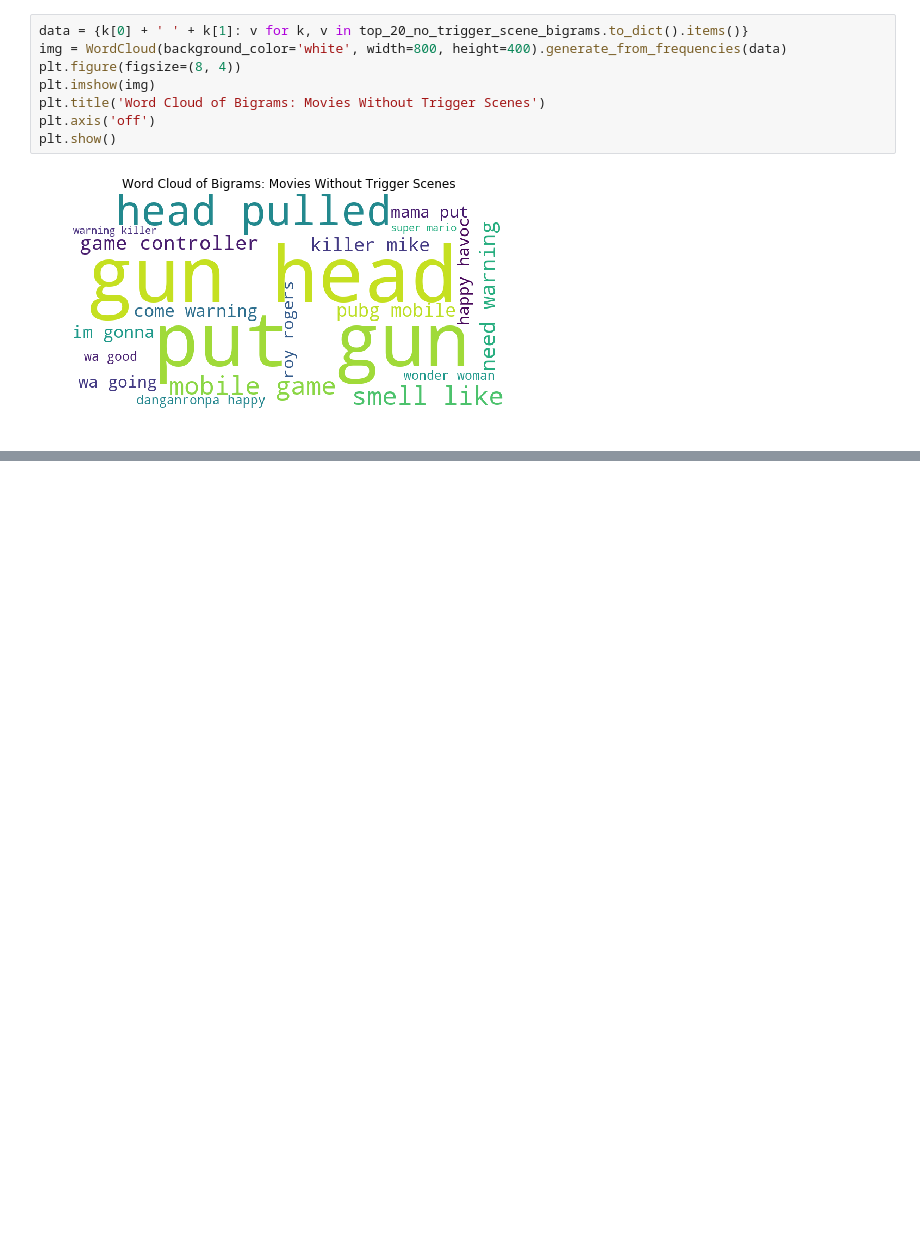
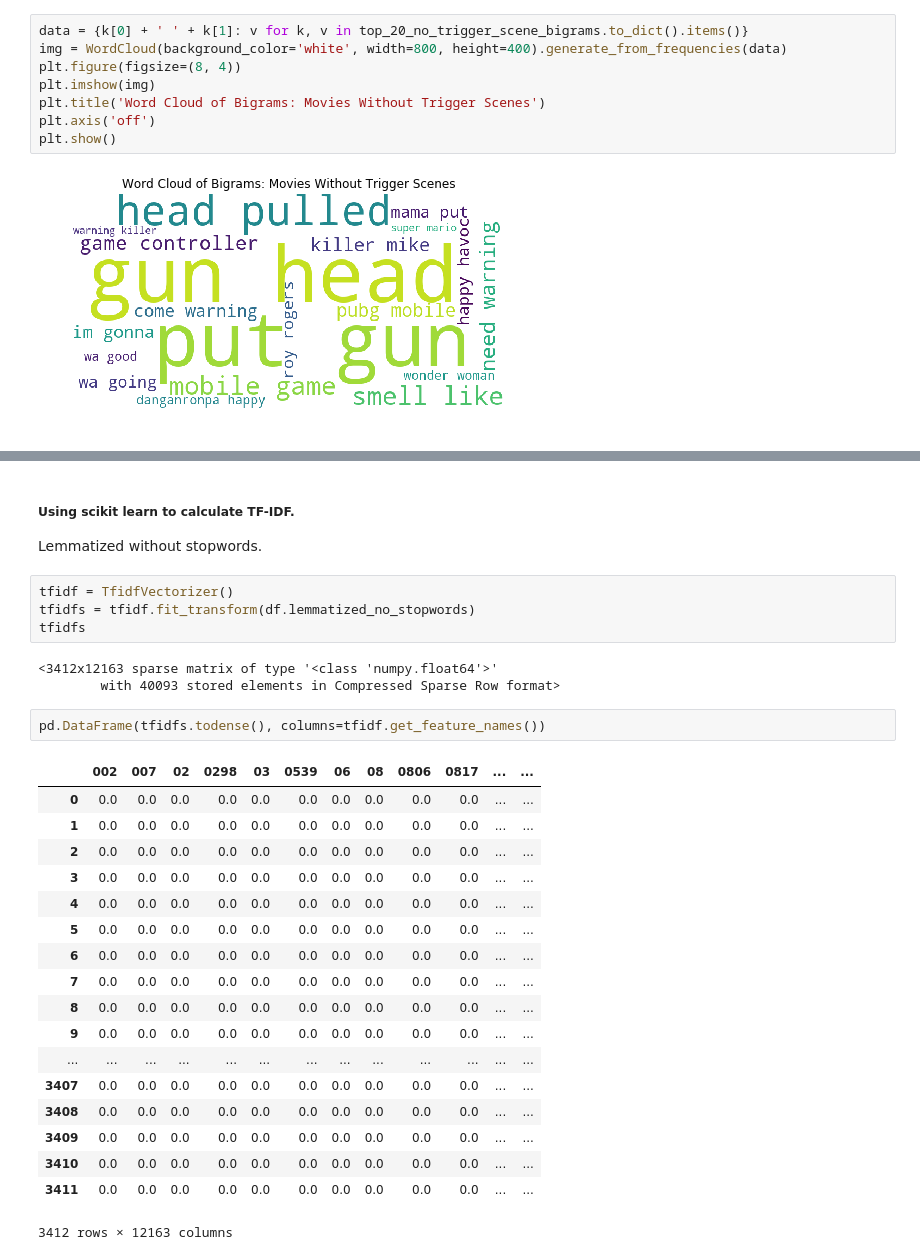
Before and after one commit to matthewzapata/twitter-trigger-warnings, a Jupyter notebook: trigger_warnings.ipynb, the cells around one changed output, grey strips where cells are left out. Cells and saved outputs as stored; diff of their text form; blank space fills up the shorter version.

Commit message:
Begin TFIDF calculations. Consider adding in sentiment analysis.

```diff
--- a/trigger_warnings.ipynb
+++ b/trigger_warnings.ipynb
@@ -654,0 +722,31 @@ plt.show()
+# %% [markdown]
+##### Using scikit learn to calculate TF-IDF.
+Lemmatized without stopwords.
+# %%
+tfidf = TfidfVectorizer()
+tfidfs = tfidf.fit_transform(df.lemmatized_no_stopwords)
+tfidfs
+# %% [output]
+<3412x12163 sparse matrix of type '<class 'numpy.float64'>'
+        with 40093 stored elements in Compressed Sparse Row format>
+# %%
+pd.DataFrame(tfidfs.todense(), columns=tfidf.get_feature_names())
+# %% [output]
+|  | 002 | 007 | 02 | 0298 | 03 | 0539 | 06 | 08 | 0806 | 0817 | ... | ... |
+| 0 | 0.0 | 0.0 | 0.0 | 0.0 | 0.0 | 0.0 | 0.0 | 0.0 | 0.0 | 0.0 | ... | ... |
+| 1 | 0.0 | 0.0 | 0.0 | 0.0 | 0.0 | 0.0 | 0.0 | 0.0 | 0.0 | 0.0 | ... | ... |
+| 2 | 0.0 | 0.0 | 0.0 | 0.0 | 0.0 | 0.0 | 0.0 | 0.0 | 0.0 | 0.0 | ... | ... |
+| 3 | 0.0 | 0.0 | 0.0 | 0.0 | 0.0 | 0.0 | 0.0 | 0.0 | 0.0 | 0.0 | ... | ... |
+| 4 | 0.0 | 0.0 | 0.0 | 0.0 | 0.0 | 0.0 | 0.0 | 0.0 | 0.0 | 0.0 | ... | ... |
+| 5 | 0.0 | 0.0 | 0.0 | 0.0 | 0.0 | 0.0 | 0.0 | 0.0 | 0.0 | 0.0 | ... | ... |
+| 6 | 0.0 | 0.0 | 0.0 | 0.0 | 0.0 | 0.0 | 0.0 | 0.0 | 0.0 | 0.0 | ... | ... |
+| 7 | 0.0 | 0.0 | 0.0 | 0.0 | 0.0 | 0.0 | 0.0 | 0.0 | 0.0 | 0.0 | ... | ... |
+| 8 | 0.0 | 0.0 | 0.0 | 0.0 | 0.0 | 0.0 | 0.0 | 0.0 | 0.0 | 0.0 | ... | ... |
+| 9 | 0.0 | 0.0 | 0.0 | 0.0 | 0.0 | 0.0 | 0.0 | 0.0 | 0.0 | 0.0 | ... | ... |
+| ... | ... | ... | ... | ... | ... | ... | ... | ... | ... | ... | ... | ... |
+| 3407 | 0.0 | 0.0 | 0.0 | 0.0 | 0.0 | 0.0 | 0.0 | 0.0 | 0.0 | 0.0 | ... | ... |
+| 3408 | 0.0 | 0.0 | 0.0 | 0.0 | 0.0 | 0.0 | 0.0 | 0.0 | 0.0 | 0.0 | ... | ... |
+| 3409 | 0.0 | 0.0 | 0.0 | 0.0 | 0.0 | 0.0 | 0.0 | 0.0 | 0.0 | 0.0 | ... | ... |
+| 3410 | 0.0 | 0.0 | 0.0 | 0.0 | 0.0 | 0.0 | 0.0 | 0.0 | 0.0 | 0.0 | ... | ... |
+| 3411 | 0.0 | 0.0 | 0.0 | 0.0 | 0.0 | 0.0 | 0.0 | 0.0 | 0.0 | 0.0 | ... | ... |
+3412 rows × 12163 columns
```
Also changed, not shown: parts of 7 cells of this notebook.
